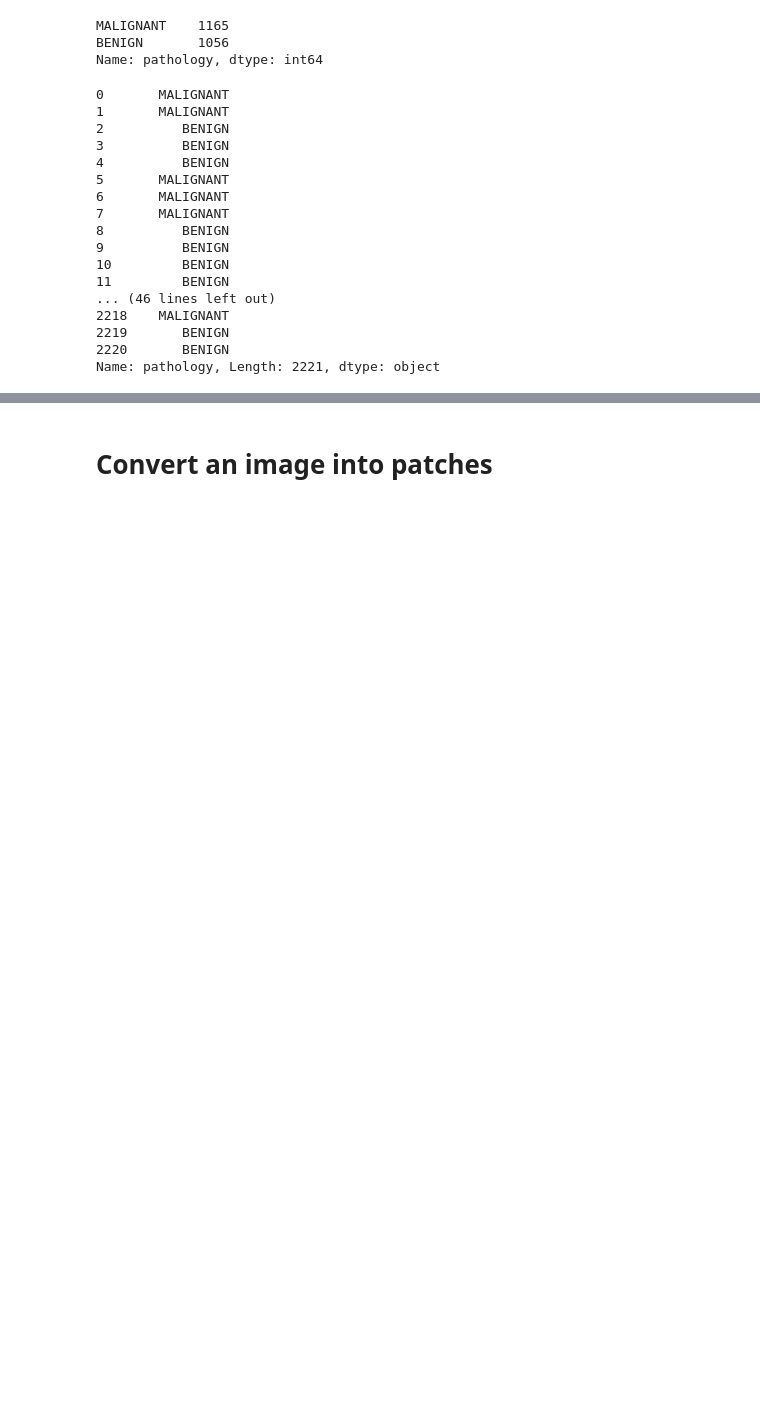
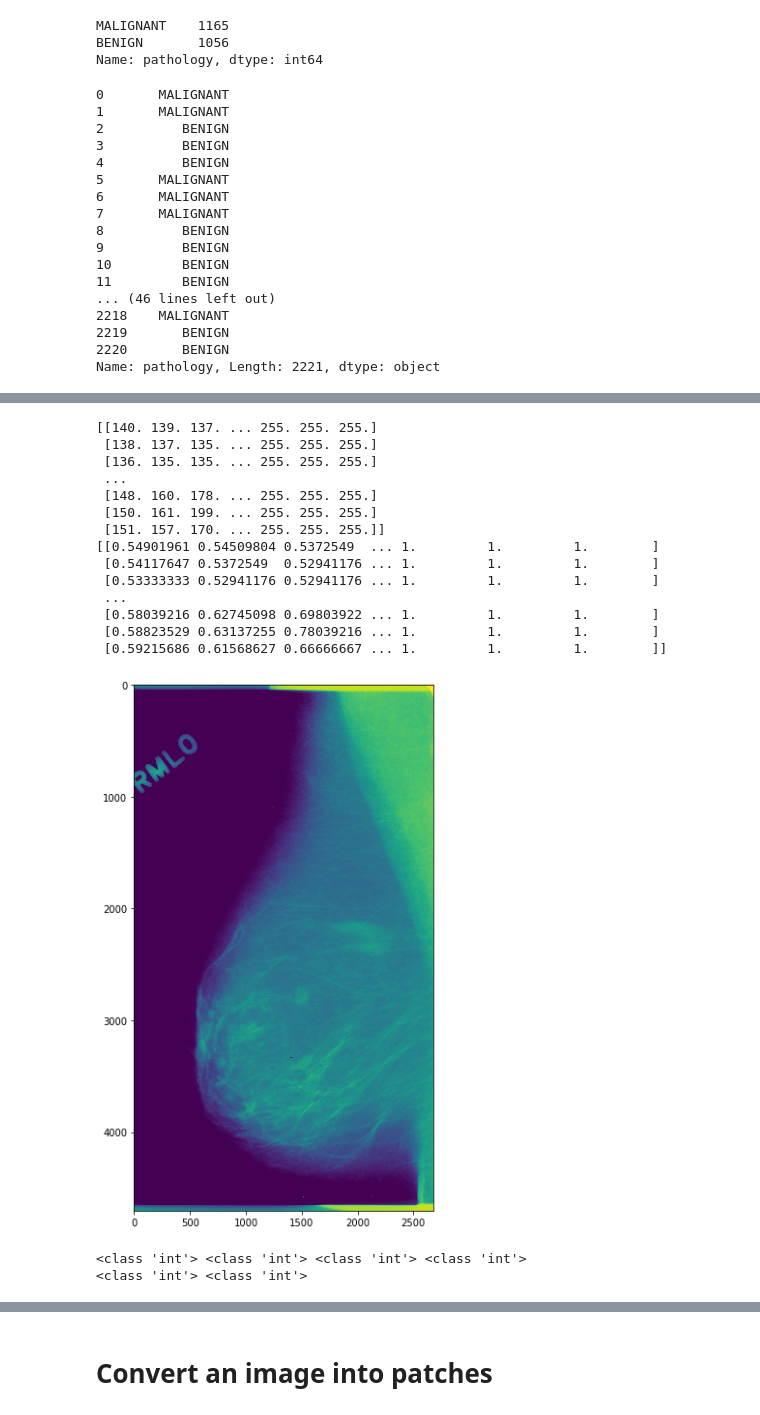
Before and after one commit to erh94/DetectionofBreastCancerUsingDL, a Jupyter notebook: MIL/preprocess-Copy1.ipynb, the cells around one changed output, grey strips where cells are left out. Drawn from its saved outputs; the diff is of its cells as text; code cells hidden in the pictures; blank space fills up the shorter version.

```diff
--- a/MIL/preprocess-Copy1.ipynb
+++ b/MIL/preprocess-Copy1.ipynb
@@ -191,0 +278,21 @@ NameError: name 'fig' is not defined
+# %%
+from skimage import img_as_float
+print(img.astype(np.float))
+plt.imshow(img_as_float(img))
+print(img_as_float(img))
+# %% [output]
+[[140. 139. 137. ... 255. 255. 255.]
+ [138. 137. 135. ... 255. 255. 255.]
+ [136. 135. 135. ... 255. 255. 255.]
+ ...
+ [148. 160. 178. ... 255. 255. 255.]
+ [150. 161. 199. ... 255. 255. 255.]
+ [151. 157. 170. ... 255. 255. 255.]]
+[[0.54901961 0.54509804 0.5372549  ... 1.         1.         1.        ]
+ [0.54117647 0.5372549  0.52941176 ... 1.         1.         1.        ]
+ [0.53333333 0.52941176 0.52941176 ... 1.         1.         1.        ]
+ ...
+ [0.58039216 0.62745098 0.69803922 ... 1.         1.         1.        ]
+ [0.58823529 0.63137255 0.78039216 ... 1.         1.         1.        ]
+ [0.59215686 0.61568627 0.66666667 ... 1.         1.         1.        ]]
+[figure, added]
@@ -191,0 +336,6 @@ NameError: name 'fig' is not defined
+# %%
+print(type(img.shape[0]),type(img.shape[1]),type(mask.shape[0]),type(mask.shape[1]))
+print(type(winSize),type(stepSize))
+# %% [output]
+<class 'int'> <class 'int'> <class 'int'> <class 'int'>
+<class 'int'> <class 'int'>
```
Also changed, not shown: parts of 30 cells of this notebook, 11 other files.
